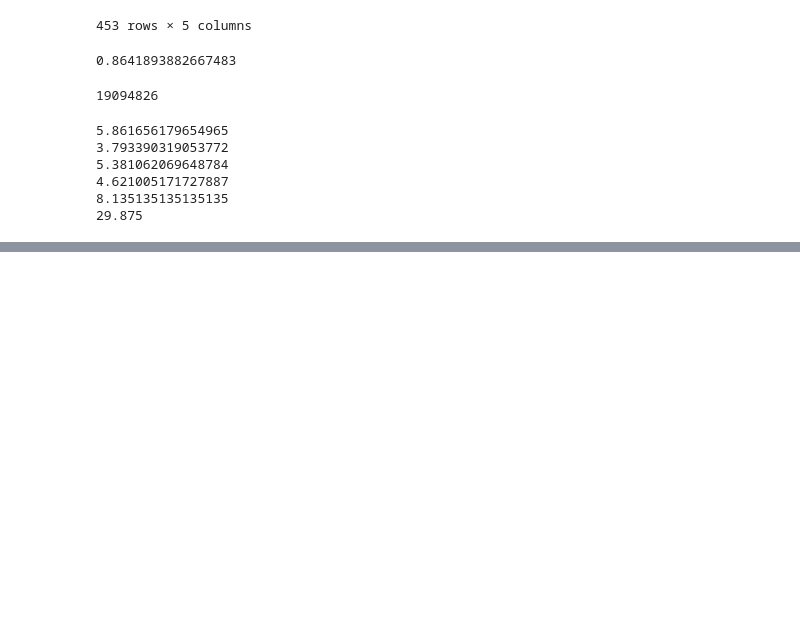
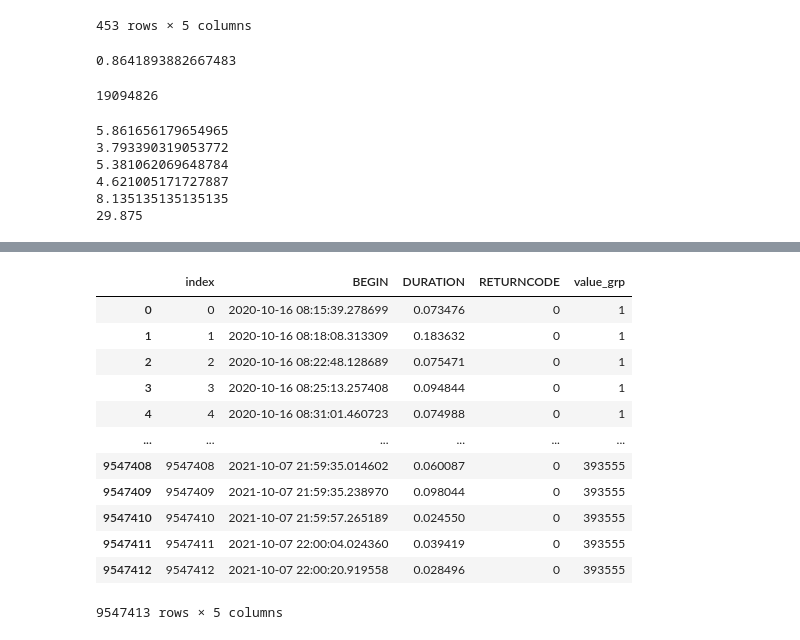
Before and after one commit to VahidehRasekhi/accre-sour_patch, a Jupyter notebook: notebooks/working.ipynb, the cells around one changed output, grey strips where cells are left out. Drawn from its saved outputs; the diff is of its cells as text; code cells hidden in the pictures; blank space fills up the shorter version.

```diff
--- a/notebooks/working.ipynb
+++ b/notebooks/working.ipynb
@@ -144,0 +188,16 @@ error_df = load_df[load_df['RETURNCODE'] == 1]
+# %%
+sbatch
+# %% [output]
+|  | index | BEGIN | DURATION | RETURNCODE | value_grp |
+| 0 | 0 | 2020-10-16 08:15:39.278699 | 0.073476 | 0 | 1 |
+| 1 | 1 | 2020-10-16 08:18:08.313309 | 0.183632 | 0 | 1 |
+| 2 | 2 | 2020-10-16 08:22:48.128689 | 0.075471 | 0 | 1 |
+| 3 | 3 | 2020-10-16 08:25:13.257408 | 0.094844 | 0 | 1 |
+| 4 | 4 | 2020-10-16 08:31:01.460723 | 0.074988 | 0 | 1 |
+| ... | ... | ... | ... | ... | ... |
+| 9547408 | 9547408 | 2021-10-07 21:59:35.014602 | 0.060087 | 0 | 393555 |
+| 9547409 | 9547409 | 2021-10-07 21:59:35.238970 | 0.098044 | 0 | 393555 |
+| 9547410 | 9547410 | 2021-10-07 21:59:57.265189 | 0.024550 | 0 | 393555 |
+| 9547411 | 9547411 | 2021-10-07 22:00:04.024360 | 0.039419 | 0 | 393555 |
+| 9547412 | 9547412 | 2021-10-07 22:00:20.919558 | 0.028496 | 0 | 393555 |
+9547413 rows × 5 columns
```
Also changed, not shown: parts of 10 cells of this notebook, 3 other files.
